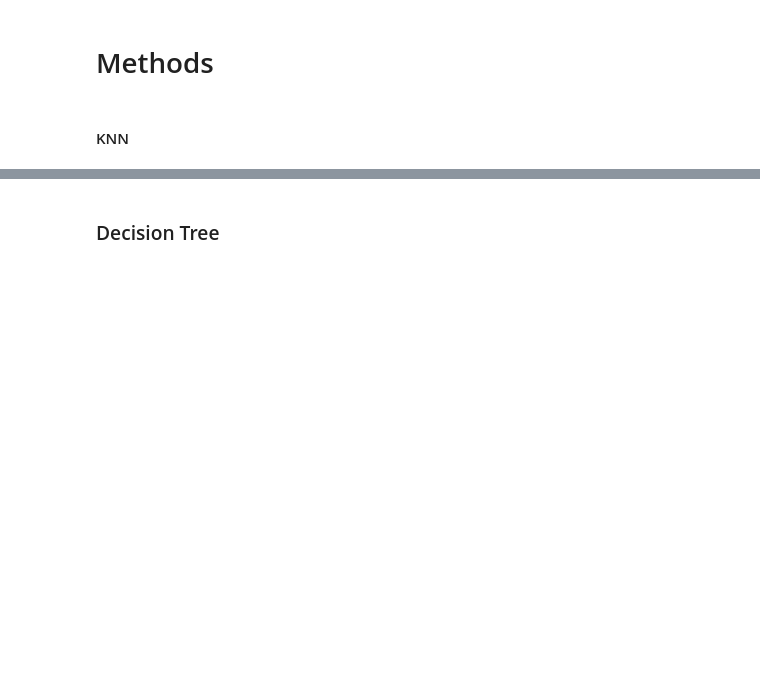
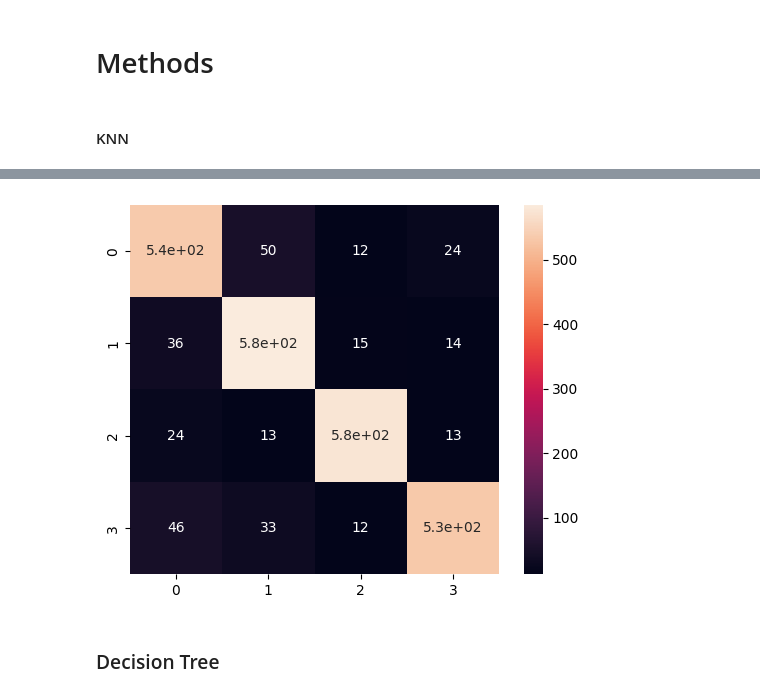
Before and after one commit to ajebril1/weather_prediction, a Jupyter notebook: finalproject.ipynb, the cells around one changed output, grey strips where cells are left out. Saved outputs shown, nothing was run; the diff lists cells and outputs as text; code cells hidden in the pictures; blank space fills up the shorter version.

```diff
--- a/finalproject.ipynb
+++ b/finalproject.ipynb
@@ -129,3 +232,10 @@ print(f"Test Accuracy: {accuracy_score(y_test, y_pred):.4f}")
+# %%
+from sklearn.metrics import confusion_matrix
+knn_cm = confusion_matrix(y_test, y_pred)
+sns.heatmap(knn_cm, annot=True, square=True)
+plt.show()
+# %% [output]
+[figure, added]
 # %% [markdown]
 ### Decision Tree
 # %%
```
Also changed, not shown: parts of 14 cells of this notebook.
